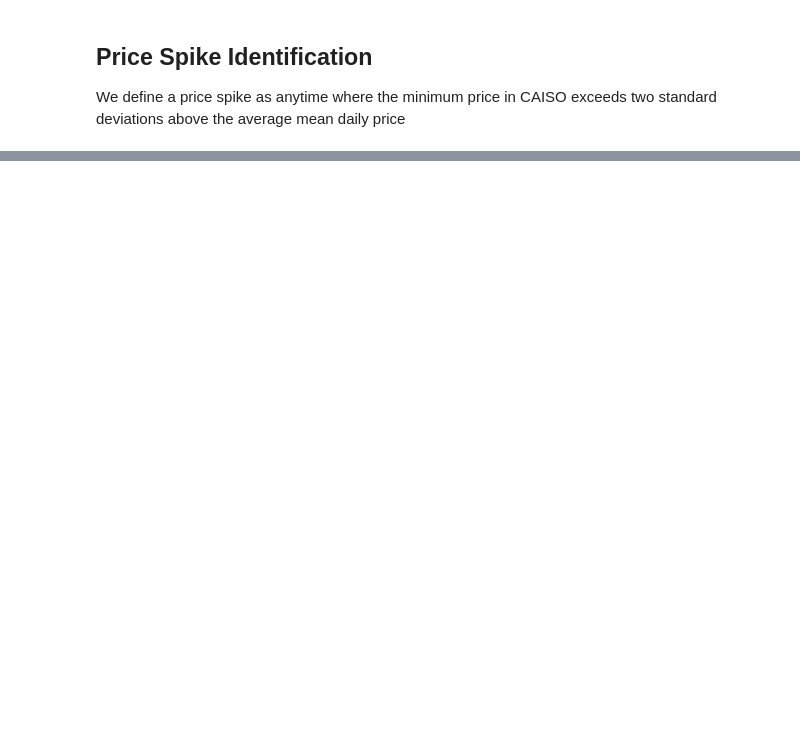
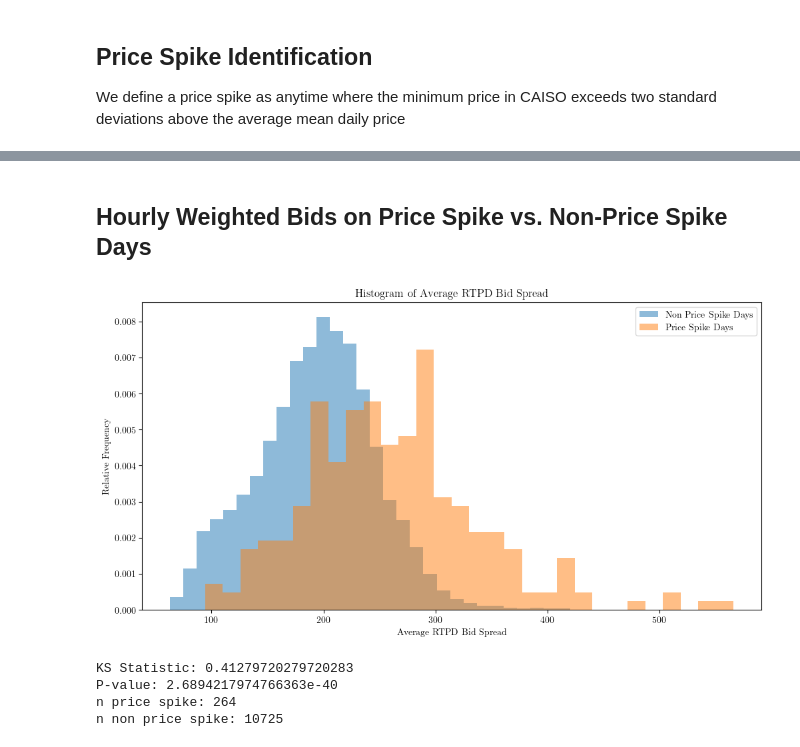
Before and after one commit to nmadev/CAISO-EnergyStorage, a Jupyter notebook: CAISO_ES_BIDS/CAISO_ES_BID_FINAL_ANALYSIS.ipynb, the cells around one changed output, grey strips where cells are left out. Saved outputs shown, nothing was run; the diff lists cells and outputs as text; code cells hidden in the pictures; blank space fills up the shorter version.

```diff
--- a/CAISO_ES_BIDS/CAISO_ES_BID_FINAL_ANALYSIS.ipynb
+++ b/CAISO_ES_BIDS/CAISO_ES_BID_FINAL_ANALYSIS.ipynb
@@ -280,0 +334,60 @@ DatetimeIndex(['2023-08-14', '2023-08-15', '2023-08-16', '2023-10-19',
+# %% [markdown]
+## Hourly Weighted Bids on Price Spike vs. Non-Price Spike Days
+# %%
+from scipy.stats import ks_2samp
+
+# Separate the data into price spike days and non-price spike days
+price_spike_hourly_index = hourly_df.index.floor("D").isin(RTP_spike_days_min)
+
+# Plot the histograms
+plt.figure(figsize=(12, 6))
+
+# Histogram for non-price spike days
+plt.hist(
+    hourly_df[~price_spike_hourly_index]["bid_rtpd_weighted_spread"],
+    bins=30,
+    alpha=0.5,
+    label="Non Price Spike Days",
+    density=True,
+)
+
+# Histogram for price spike days
+plt.hist(
+    hourly_df[price_spike_hourly_index]["bid_rtpd_weighted_spread"],
+    bins=30,
+    alpha=0.5,
+    label="Price Spike Days",
+    density=True,
+)
+
+# Add title and labels
+plt.title("Histogram of Average RTPD Bid Spread")
+plt.xlabel("Average RTPD Bid Spread")
+plt.ylabel("Relative Frequency")
+plt.legend()
+
+# Show the plot
+plt.show()
+
+# Extract the data for KS test
+price_spike_data = (
+    hourly_df[price_spike_hourly_index]["bid_rtpd_weighted_spread"].dropna().values
+)
+non_price_spike_data = (
+    hourly_df[~price_spike_hourly_index]["bid_rtpd_weighted_spread"].dropna().values
+)
+
+# Perform the KS test
+ks_statistic, p_value = ks_2samp(price_spike_data, non_price_spike_data)
+
+# Print the results
+print(f"KS Statistic: {ks_statistic}")
+print(f"P-value: {p_value}")
+print("n price spike:", len(price_spike_data))
+print("n non price spike:", len(non_price_spike_data))
+# %% [output]
+[figure, added]
+KS Statistic: 0.41279720279720283
+P-value: 2.6894217974766363e-40
+n price spike: 264
+n non price spike: 10725
```
Also changed, not shown: parts of 7 cells of this notebook.
